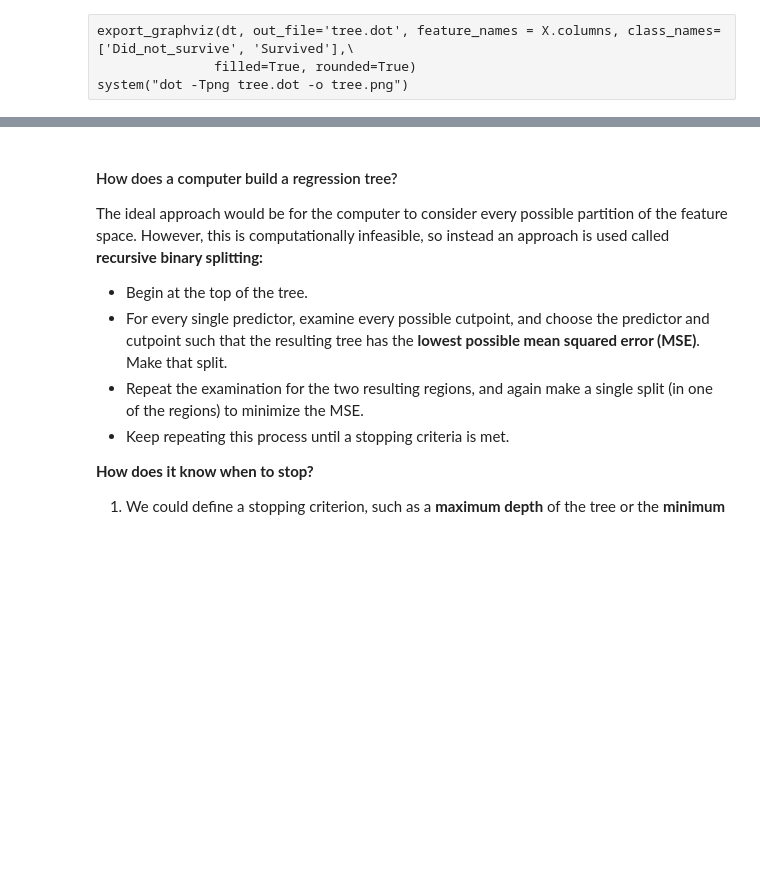
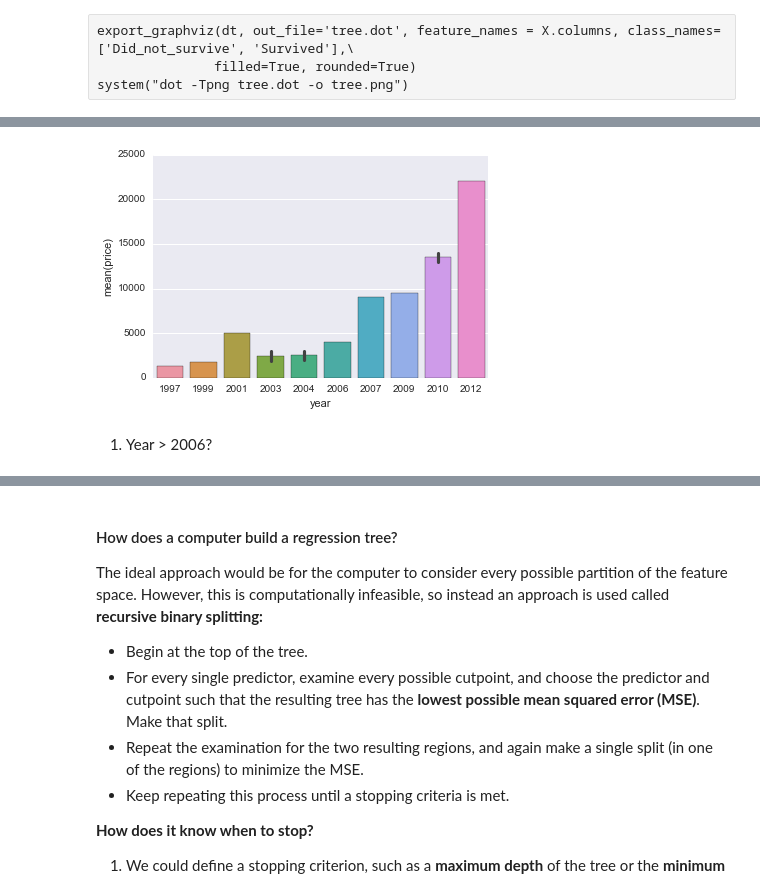
Before and after one commit to spockl/ga-dsi-1, a Jupyter notebook: curriculum/week-06/2.2-lab-CARTs/code/starter-code/starter-code-1_2-joce.ipynb, the cells around one changed output, grey strips where cells are left out. Drawn from its saved outputs; the diff is of its cells as text; code cells hidden in the pictures; blank space fills up the shorter version.

```diff
--- a/curriculum/week-06/2.2-lab-CARTs/code/starter-code/starter-code-1_2-joce.ipynb
+++ b/curriculum/week-06/2.2-lab-CARTs/code/starter-code/starter-code-1_2-joce.ipynb
@@ -29,0 +51,6 @@ system("dot -Tpng tree.dot -o tree.png")
+# %%
+sns.barplot(x='year', y='price', data=df);
+# %% [output]
+[figure, added]
+# %% [markdown]
+1. Year > 2006?
```
Also changed, not shown: parts of 18 cells of this notebook.
